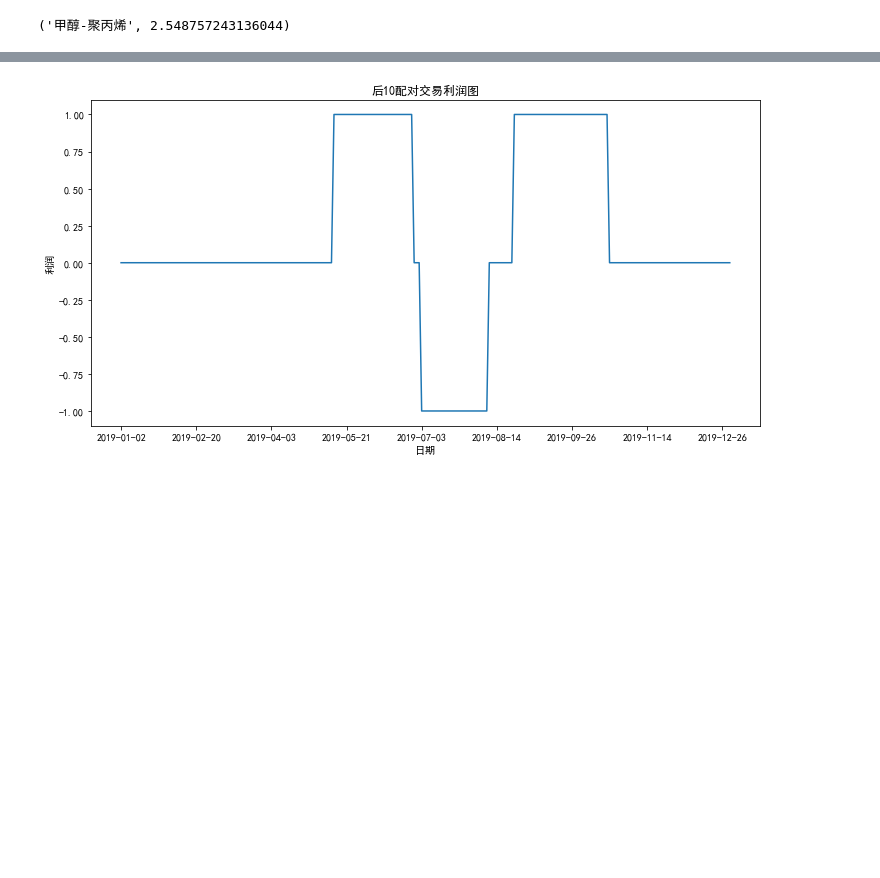
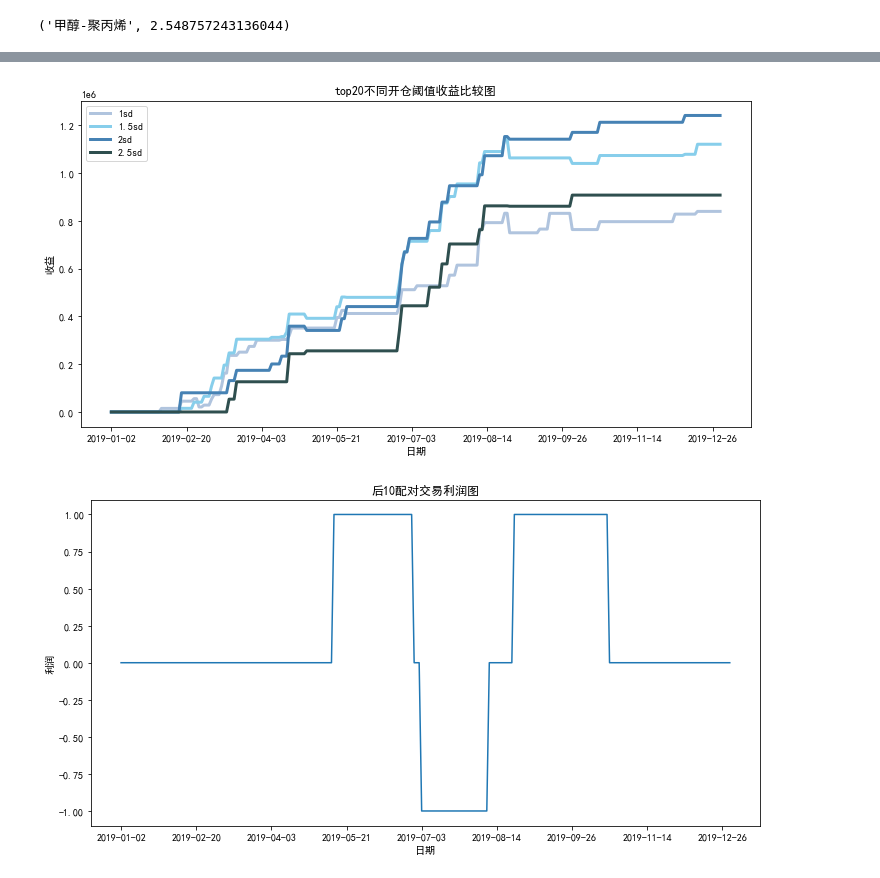
Before and after one commit to chzheng2000/pairsTrading, a Jupyter notebook: trading.ipynb, the cells around one changed output, grey strips where cells are left out. Saved outputs shown, nothing was run; the diff lists cells and outputs as text; code cells hidden in the pictures; blank space fills up the shorter version.

Commit message:
major part done

```diff
--- a/trading.ipynb
+++ b/trading.ipynb
@@ -462,3 +487,18 @@ for i, model, result in models[1:2]:
+# %%
+labels = ["1sd", "1.5sd", "2sd", "2.5sd"]
+colors = ["lightsteelblue","skyblue" ,"steelblue", "darkslategray"]
+fig, ax = plt.subplots(figsize=(12, 6))
+for profit, label, color in zip(all_profits, labels, colors):
+    ax.plot(tradingDates, profit, label=label, c=color,lw=3)
+ax.legend()
+ax.set_xlabel("日期")
+ax.set_ylabel("收益")
+ax.set_title("top20不同开仓阈值收益比较图")
+plt.gca().xaxis.set_major_locator(ticker.MultipleLocator(30))
+plt.savefig("figures/不同开仓阈值收益比较图.jpg", dpi=300)
+plt.show()
+# %% [output]
+[figure, added]
 # %%
 # temp = np.array(returns)
 # %%
```
Also changed, not shown: parts of 5 cells of this notebook.
